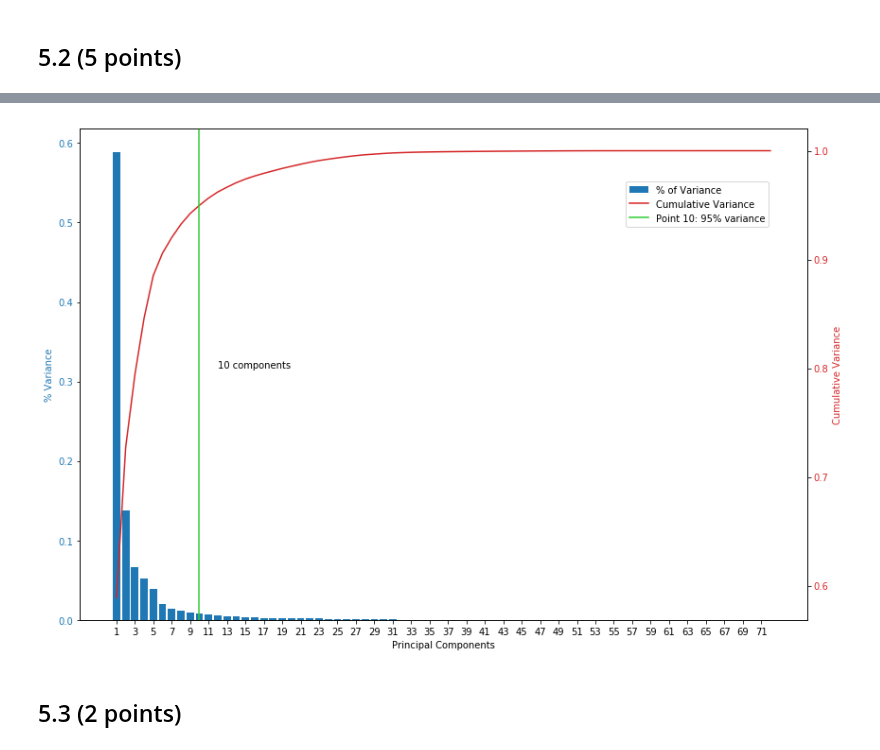
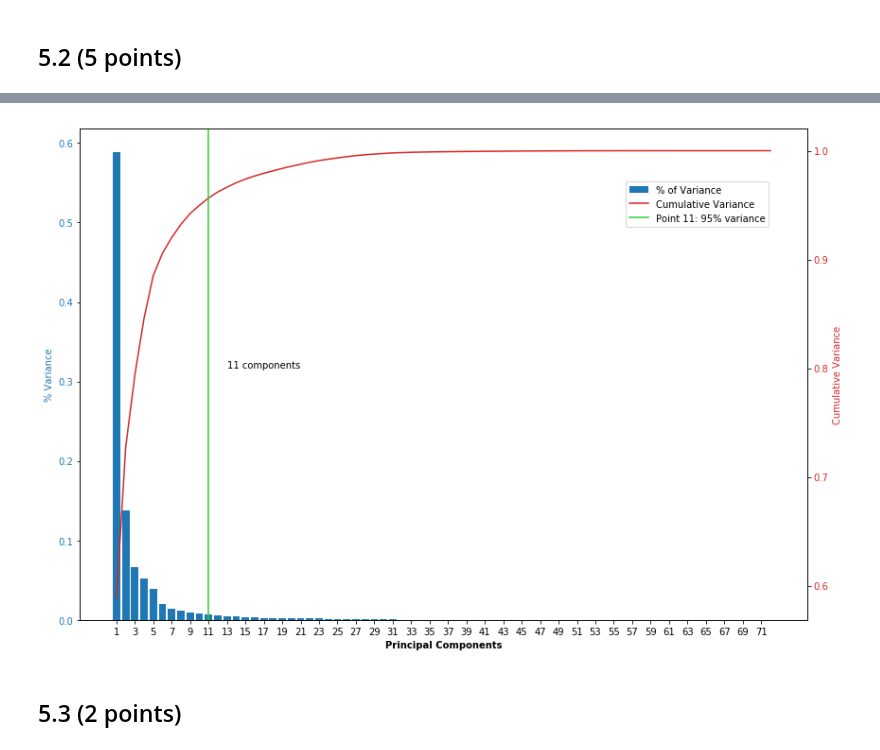
Before and after one commit to celinadong/IAML-CW2, a Jupyter notebook: Data/PartB/Part B - Bristol Air Quality.ipynb, the cells around one changed output, grey strips where cells are left out. Drawn from its saved outputs; the diff is of its cells as text; code cells hidden in the pictures.

```diff
--- a/Data/PartB/Part B - Bristol Air Quality.ipynb
+++ b/Data/PartB/Part B - Bristol Air Quality.ipynb
@@ -213,0 +191,7 @@ problematic_df
+# %%
+problematic_df = pd.DataFrame({'Site ID': np.arange(18), 'Samples': instances_perSite,
+                               'Missing %': round(missing_percentages, 3), 'Negative %': round(negative_percentages, 2)})
+# %%
+df1 = problematic_df.iloc[:9]
+df2 = problematic_df.iloc[9:]
+df2 = df2.reset_index()
@@ -213,0 +211,4 @@ problematic_df
+# %%
+df2 = df2.drop('index', axis=1)
+# %%
+df = pd.concat([df1, df2], axis=1)
@@ -412,38 +456,39 @@ fig, ax1 = plt.subplots(figsize=(12,8))
 # % of variance explained by each principal component (bar chart)
 percentage_var = pca.explained_variance_ratio_
 color = 'tab:blue'
-ax1.set_xlabel('Principal Components')
+ax1.set_xlabel('Principal Components', fontweight='bold')
 ax1.set_ylabel('% Variance', color=color)
 bar = ax1.bar(X, percentage_var, color=color, label='% of Variance')
 ax1.tick_params(axis='y', labelcolor=color)
 
 # Cumulative variance (line plot)
 cum_var = percentage_var.cumsum()
 ax2 = ax1.twinx()
 color = 'tab:red'
 ax2.set_ylabel('Cumulative Variance', color=color)  # we already handled the x-label with ax1
 line = ax2.plot(X, cum_var, color=color, label='Cumulative Variance')
 ax2.tick_params(axis='y', labelcolor=color)
 ax2.legend(loc=0)
 
 #Mark the point at which the number of components collectively explain at least 95% of the variance (vertical line)
 for i, var in enumerate(cum_var):
     if (var > 0.95):
         pca_index = i;
         break
-vline = plt.axvline(pca_index, ymin=0, ymax=1, color='limegreen', label='Point 10: 95% variance')
-plt.text(pca_index+2, 0.8, '10 components')
+pca_index += 1
+vline = plt.axvline(pca_index, ymin=0, ymax=1, color='limegreen', label='Point 11: 95% variance')
+plt.text(pca_index+2, 0.8, '11 components')
 
 # Show labels in legend
 lines, labels = ax1.get_legend_handles_labels()
 lines2, labels2 = ax2.get_legend_handles_labels()
 ax2.legend(lines + lines2, labels + labels2, loc=(0.75, 0.8))
 
 plt.xticks(np.arange(1, 72, 2))
 fig.tight_layout()
 plt.show()
 # %% [output]
-[figure, old version]
+[figure, new version]
 # %% [markdown]
 ## 5.3 (2 points)
 # %% [markdown]
```
Also changed, not shown: parts of 10 cells of this notebook, 22 other files.
